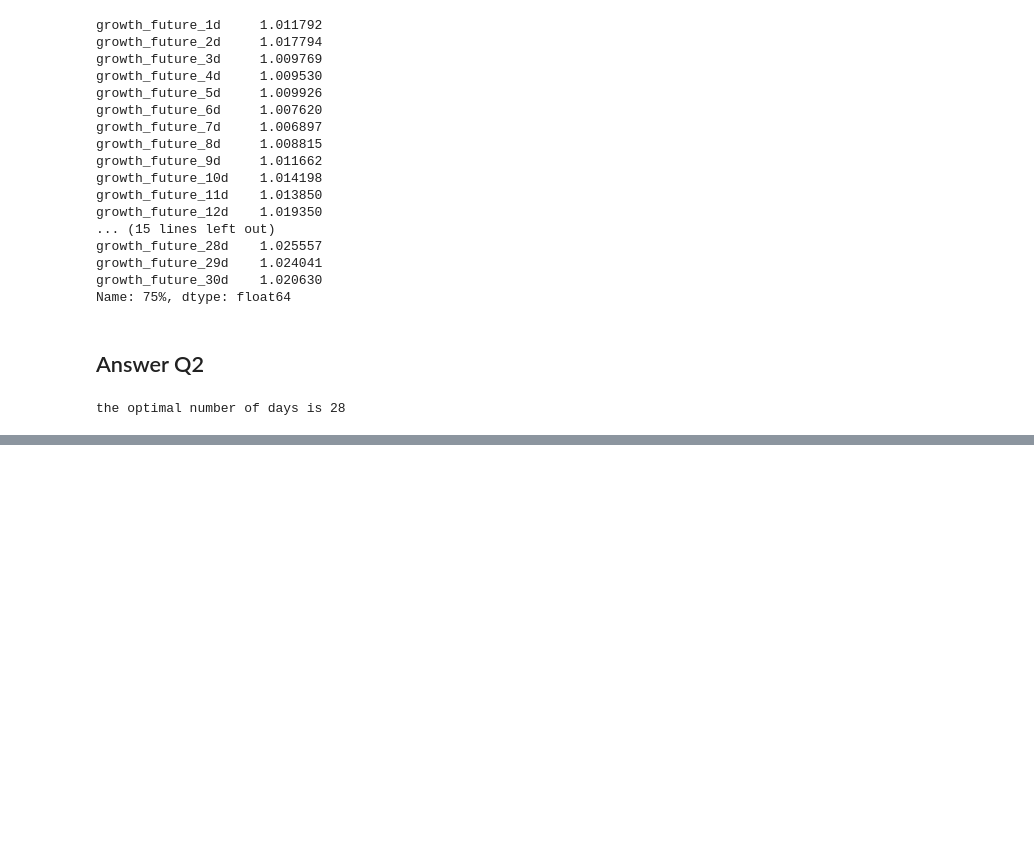
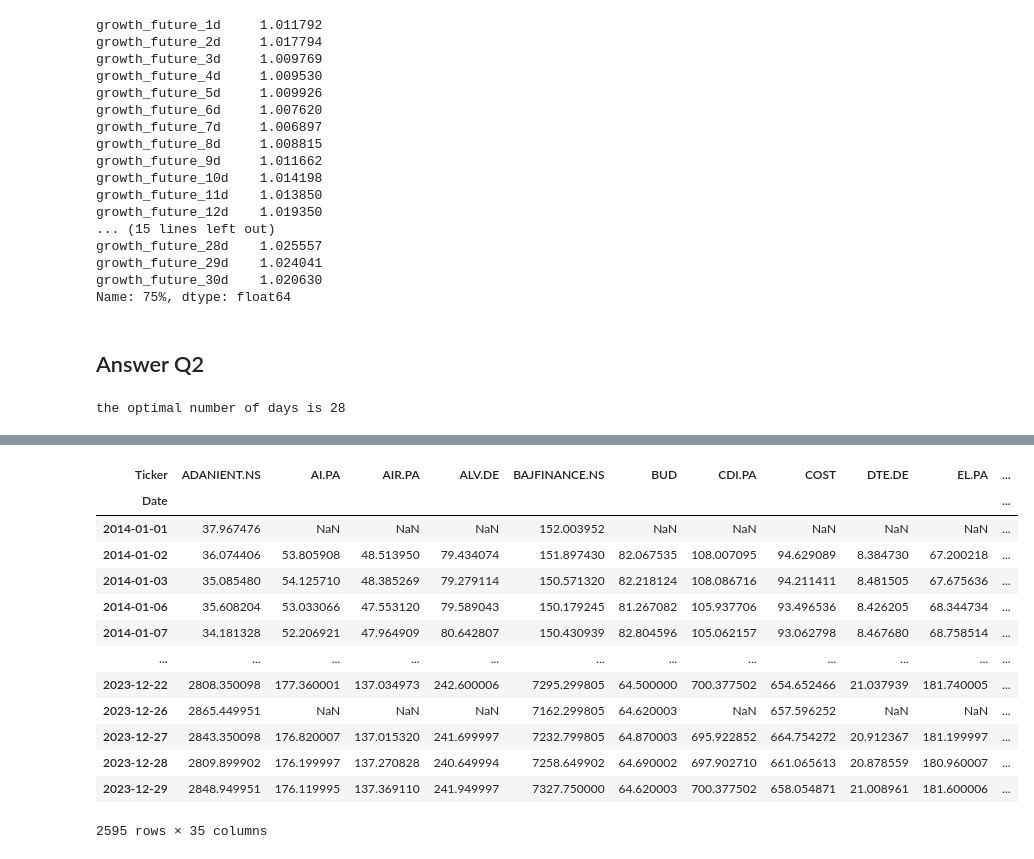
Before and after one commit to fjl2020/PythonInvest, a Jupyter notebook: 02_module.ipynb, the cells around one changed output, grey strips where cells are left out. Saved outputs shown, nothing was run; the diff lists cells and outputs as text; code cells hidden in the pictures; blank space fills up the shorter version.

```diff
--- a/02_module.ipynb
+++ b/02_module.ipynb
@@ -494,0 +563,21 @@ the optimal number of days is 28
+# %%
+df_LARGE_STOCK['growth_7d']=(df_LARGE_STOCK/df_LARGE_STOCK.shift(7)).mean(axis=1)
+df_LARGE_STOCK['ticket_category']='LARGE'
+df_LARGE_STOCK=df_LARGE_STOCK['2014-01-01':]
+# %%
+df_LARGE_STOCK
+# %% [output]
+| Ticker | ADANIENT.NS | AI.PA | AIR.PA | ALV.DE | BAJFINANCE.NS | BUD | CDI.PA | COST | DTE.DE | EL.PA | ... |
+| Date |  |  |  |  |  |  |  |  |  |  | ... |
+| 2014-01-01 | 37.967476 | NaN | NaN | NaN | 152.003952 | NaN | NaN | NaN | NaN | NaN | ... |
+| 2014-01-02 | 36.074406 | 53.805908 | 48.513950 | 79.434074 | 151.897430 | 82.067535 | 108.007095 | 94.629089 | 8.384730 | 67.200218 | ... |
+| 2014-01-03 | 35.085480 | 54.125710 | 48.385269 | 79.279114 | 150.571320 | 82.218124 | 108.086716 | 94.211411 | 8.481505 | 67.675636 | ... |
+| 2014-01-06 | 35.608204 | 53.033066 | 47.553120 | 79.589043 | 150.179245 | 81.267082 | 105.937706 | 93.496536 | 8.426205 | 68.344734 | ... |
+| 2014-01-07 | 34.181328 | 52.206921 | 47.964909 | 80.642807 | 150.430939 | 82.804596 | 105.062157 | 93.062798 | 8.467680 | 68.758514 | ... |
+| ... | ... | ... | ... | ... | ... | ... | ... | ... | ... | ... | ... |
+| 2023-12-22 | 2808.350098 | 177.360001 | 137.034973 | 242.600006 | 7295.299805 | 64.500000 | 700.377502 | 654.652466 | 21.037939 | 181.740005 | ... |
+| 2023-12-26 | 2865.449951 | NaN | NaN | NaN | 7162.299805 | 64.620003 | NaN | 657.596252 | NaN | NaN | ... |
+| 2023-12-27 | 2843.350098 | 176.820007 | 137.015320 | 241.699997 | 7232.799805 | 64.870003 | 695.922852 | 664.754272 | 20.912367 | 181.199997 | ... |
+| 2023-12-28 | 2809.899902 | 176.199997 | 137.270828 | 240.649994 | 7258.649902 | 64.690002 | 697.902710 | 661.065613 | 20.878559 | 180.960007 | ... |
+| 2023-12-29 | 2848.949951 | 176.119995 | 137.369110 | 241.949997 | 7327.750000 | 64.620003 | 700.377502 | 658.054871 | 21.008961 | 181.600006 | ... |
+2595 rows × 35 columns
```
Also changed, not shown: parts of 20 cells of this notebook.
